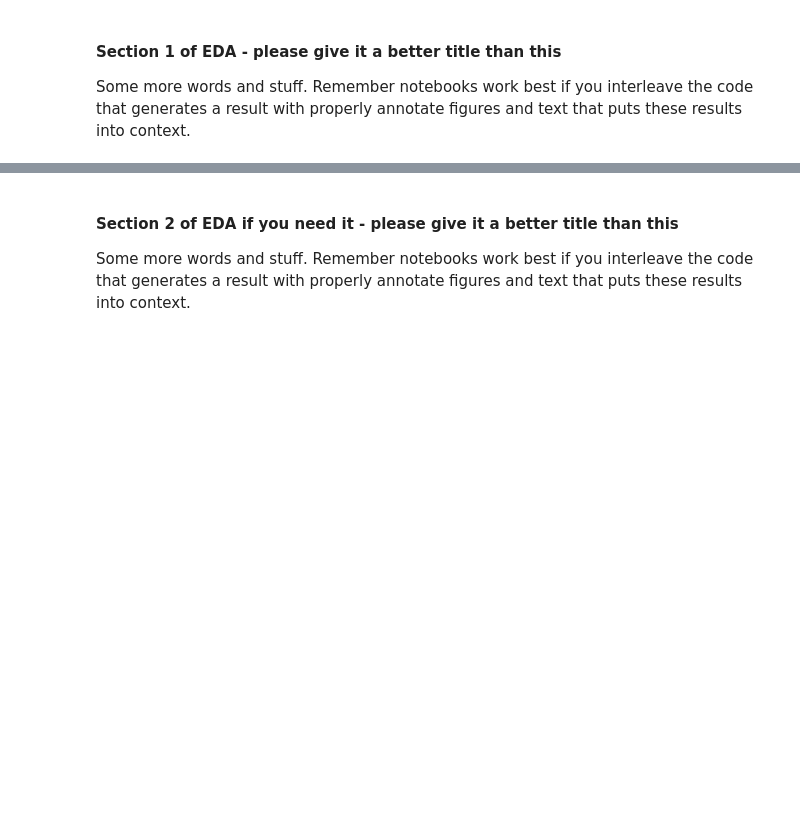
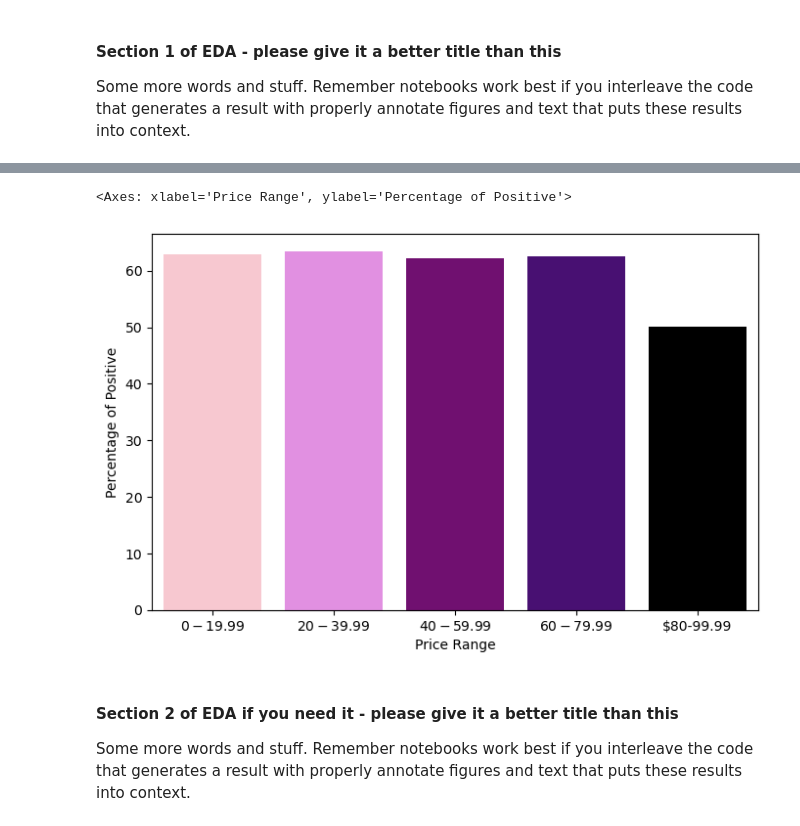
Before and after one commit to COGS108/Group100_WI26, a Jupyter notebook: 02-EDACheckpoint.ipynb, the cells around one changed output, grey strips where cells are left out. Drawn from its saved outputs; the diff is of its cells as text; code cells hidden in the pictures; blank space fills up the shorter version.

```diff
--- a/02-EDACheckpoint.ipynb
+++ b/02-EDACheckpoint.ipynb
@@ -464,3 +495,28 @@ Some more words and stuff.  Remember notebooks work best if you interleave the c
+# %%
+# ranges are 0-19.99, 20-39.99, 40-59.99, 60-79.99, 80-99.99
+# using price column, create a new column that includes these ranges
+bins = [0, 19.99, 39.99, 59.99, 79.99, 99.99]
+labels = ['$0-$19.99', '$20-$39.99', '$40-$59.99', '$60-$79.99', '$80-99.99'] # create categories for price ranges
+steam_games['Price Range'] = pd.cut(steam_games['Price'], bins=bins, labels=labels, include_lowest=True)
+
+# calculate percentage of pos reviews (pos/(pos+neg)) and add that as a new column called Percentage of Positive
+total = steam_games['Positive'].astype(float) + steam_games['Negative'].astype(float)
+steam_games['Percentage of Positive'] = (steam_games['Positive'] / total * 100).fillna(0)
+
+# average of positive review percentage for each price range
+price_review_avg = pd.DataFrame(steam_games.groupby('Price Range', observed=True)['Percentage of Positive'].mean())
+
+#set figure size
+plt.figure(figsize=(8, 5))
+
+# barplot of the positive review percentage average vs each price range of the games
+custom_palette = ['pink', 'violet', 'purple', 'indigo', 'black']
+sns.barplot(data=price_review_avg, x='Price Range', y='Percentage of Positive', hue='Price Range', palette=custom_palette)
+
+# all the price ranges below $80 seem to have a higher percentage of positive reviews, indicating a negative correlation between higher cost and positive reviews
+# %% [output]
+<Axes: xlabel='Price Range', ylabel='Percentage of Positive'>
+[figure, added]
 # %% [markdown]
 #### Section 2 of EDA if you need it  - please give it a better title than this
 
```
Also changed, not shown: parts of 3 cells of this notebook.
